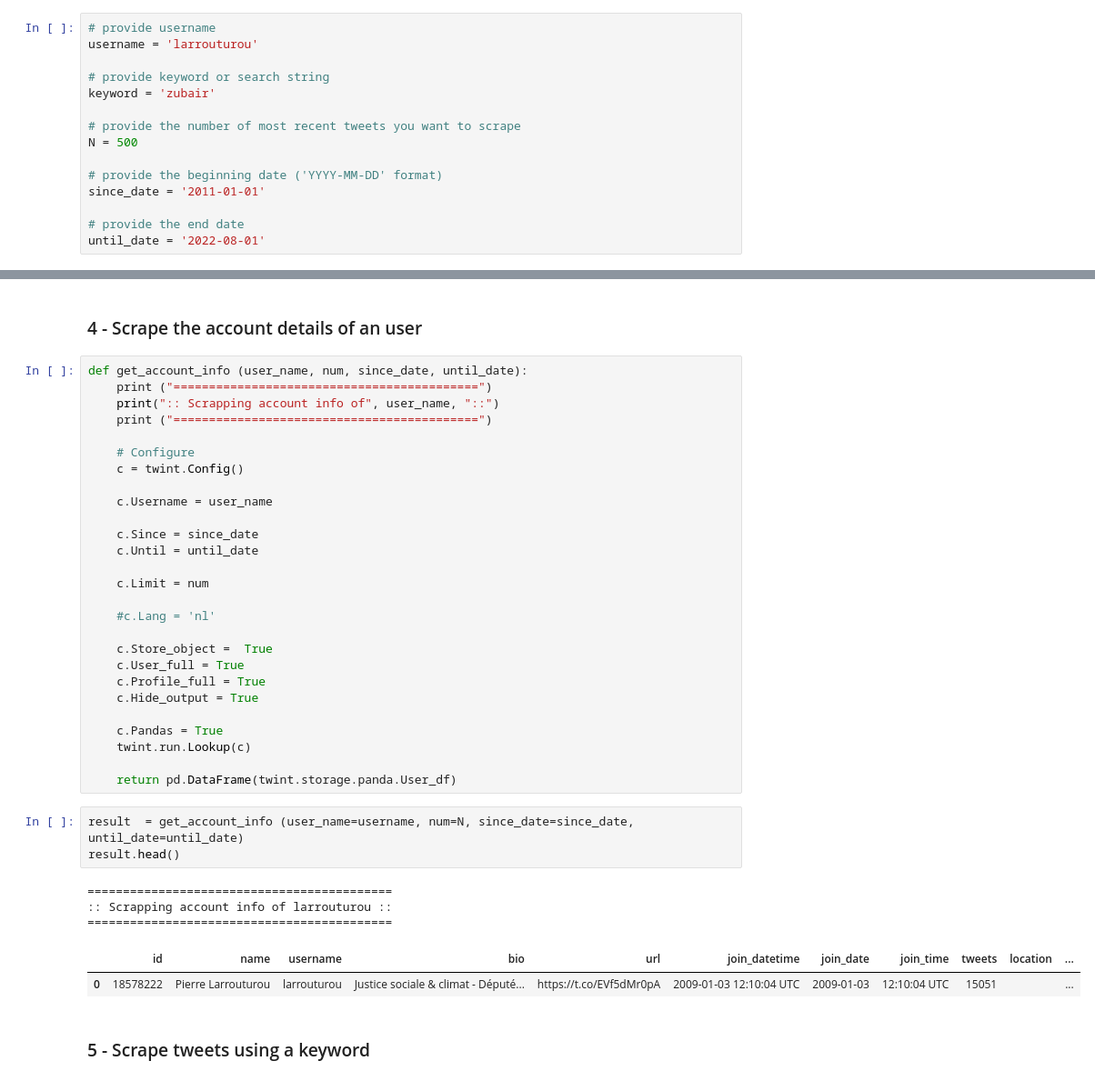
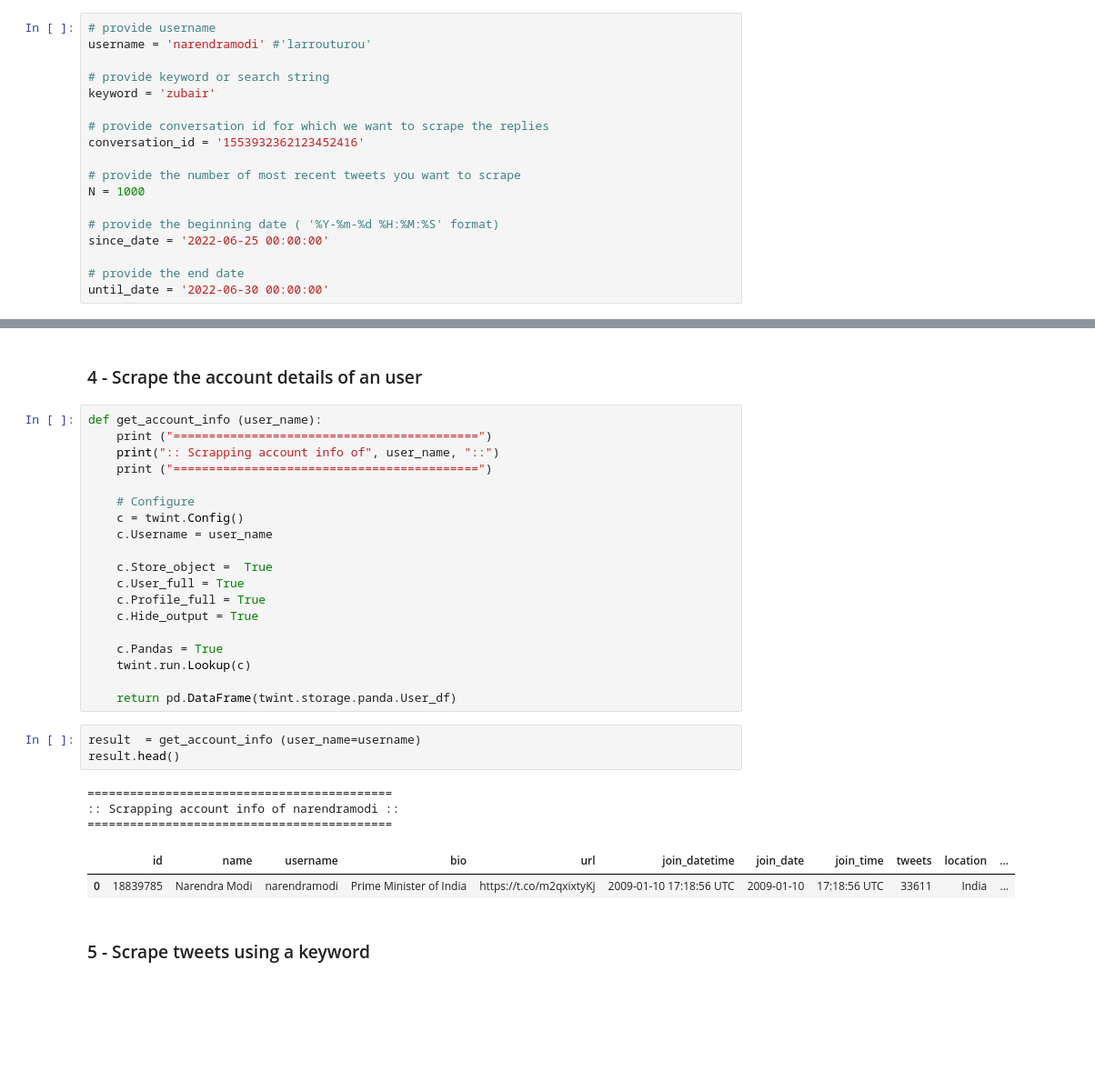
Before and after one commit to SaikatPhys/python-web-scraping, a Jupyter notebook: twitter-scraping-using-twint.ipynb, the cells around one changed output, grey strips where cells are left out. Shown: that part at 91% size. Saved outputs shown, nothing was run; the diff lists cells and outputs as text; blank space fills up the shorter version.

```diff
--- a/twitter-scraping-using-twint.ipynb
+++ b/twitter-scraping-using-twint.ipynb
@@ -43,19 +44,22 @@ nest_asyncio.apply()
 ### 2 -  Declare parameters to acquire tweets/account info
 # %%
 # provide username
-username = 'larrouturou'
+username = 'narendramodi' #'larrouturou'
 
 # provide keyword or search string
 keyword = 'zubair'
 
+# provide conversation id for which we want to scrape the replies
+conversation_id = '1553932362123452416'
+
 # provide the number of most recent tweets you want to scrape
-N = 500
+N = 1000
 
-# provide the beginning date ('YYYY-MM-DD' format)
-since_date = '2011-01-01'
+# provide the beginning date ( '%Y-%m-%d %H:%M:%S' format)
+since_date = '2022-06-25 00:00:00'
 
 # provide the end date
-until_date = '2022-08-01'
+until_date = '2022-06-30 00:00:00'
 # %% [markdown]
 ### 3 - Scrape tweets from a Twitter acccount
 # %%
@@ -108,22 +104,14 @@ found 0 deleted tweets in this search.
 # %% [markdown]
 ### 4 - Scrape the account details of an user
 # %%
-def get_account_info (user_name, num, since_date, until_date):
+def get_account_info (user_name):
     print ("===========================================")
     print(":: Scrapping account info of", user_name, "::")
     print ("===========================================")
 
     # Configure
     c = twint.Config()
-
     c.Username = user_name
-
-    c.Since = since_date
-    c.Until = until_date
-
-    c.Limit = num
-
-    #c.Lang = 'nl'
 
     c.Store_object =  True
     c.User_full = True
@@ -135,14 +123,14 @@ def get_account_info (user_name, num, since_date, until_date):
 
     return pd.DataFrame(twint.storage.panda.User_df)
 # %%
-result  = get_account_info (user_name=username, num=N, since_date=since_date, until_date=until_date)
+result  = get_account_info (user_name=username)
 result.head()
 # %% [output]
 ===========================================
-:: Scrapping account info of larrouturou ::
+:: Scrapping account info of narendramodi ::
 ===========================================
 |  | id | name | username | bio | url | join_datetime | join_date | join_time | tweets | location | ... |
-| 0 | 18578222 | Pierre Larrouturou | larrouturou | Justice sociale & climat - Député... | https://t.co/EVf5dMr0pA | 2009-01-03 12:10:04 UTC | 2009-01-03 | 12:10:04 UTC | 15051 |  | ... |
+| 0 | 18839785 | Narendra Modi | narendramodi | Prime Minister of India | https://t.co/m2qxixtyKj | 2009-01-10 17:18:56 UTC | 2009-01-10 | 17:18:56 UTC | 33611 | India | ... |
 # %% [markdown]
 ### 5 - Scrape tweets using a keyword
 # %%
```
Also changed, not shown: parts of 9 cells of this notebook.
